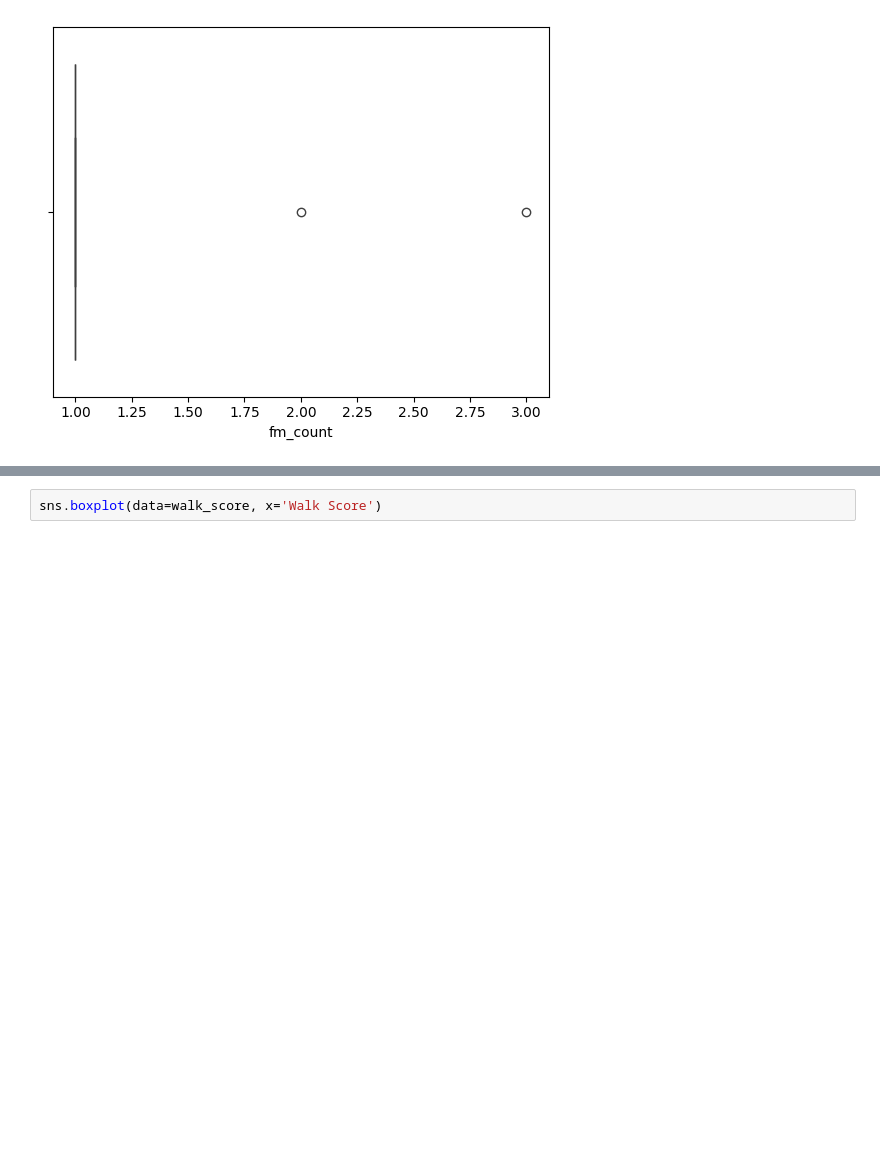
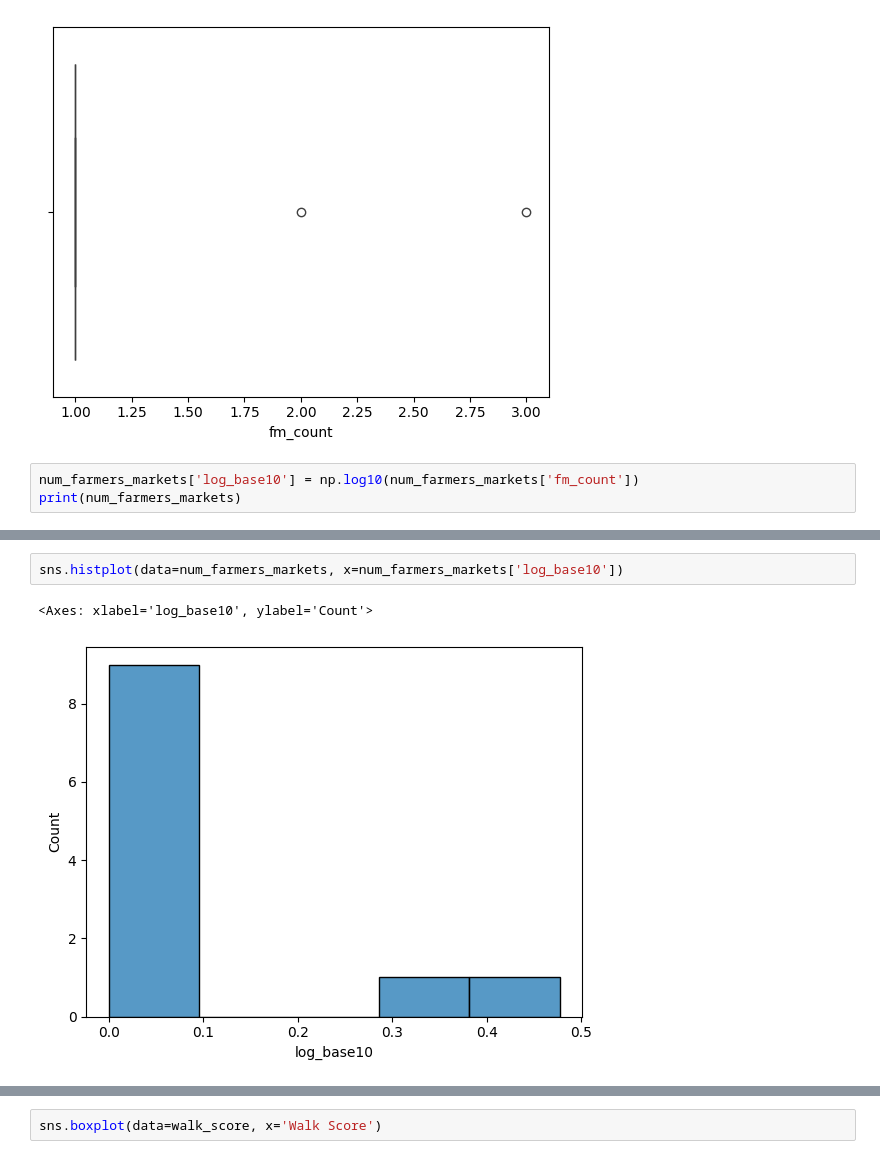
Before and after one commit to andrewnoonan2004/INFSCI-0510, a Jupyter notebook: final-project.ipynb, the cells around one changed output, grey strips where cells are left out. Drawn from its saved outputs; the diff is of its cells as text; blank space fills up the shorter version.

```diff
--- a/final-project.ipynb
+++ b/final-project.ipynb
@@ -334,3 +404,6 @@ sns.boxplot(data=num_farmers_markets, x='fm_count')
 # %% [output]
 <Axes: xlabel='fm_count'>
 [figure]
+# %%
+num_farmers_markets['log_base10'] = np.log10(num_farmers_markets['fm_count'])
+print(num_farmers_markets)
@@ -337 +423,6 @@ sns.boxplot(data=num_farmers_markets, x='fm_count')
+# %%
+sns.histplot(data=num_farmers_markets, x=num_farmers_markets['log_base10'])
+# %% [output]
+<Axes: xlabel='log_base10', ylabel='Count'>
+[figure, added]
 # %%
```
Also changed, not shown: parts of 36 cells of this notebook, 1 other file.
